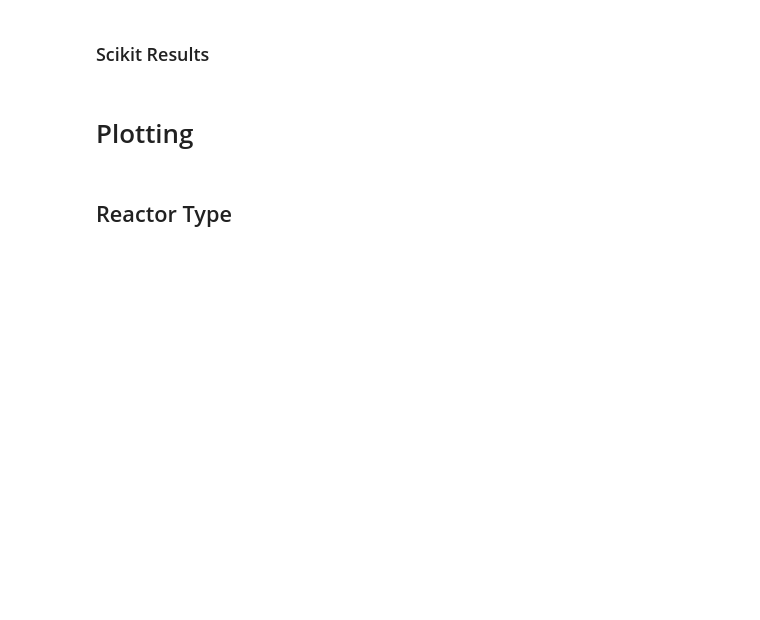
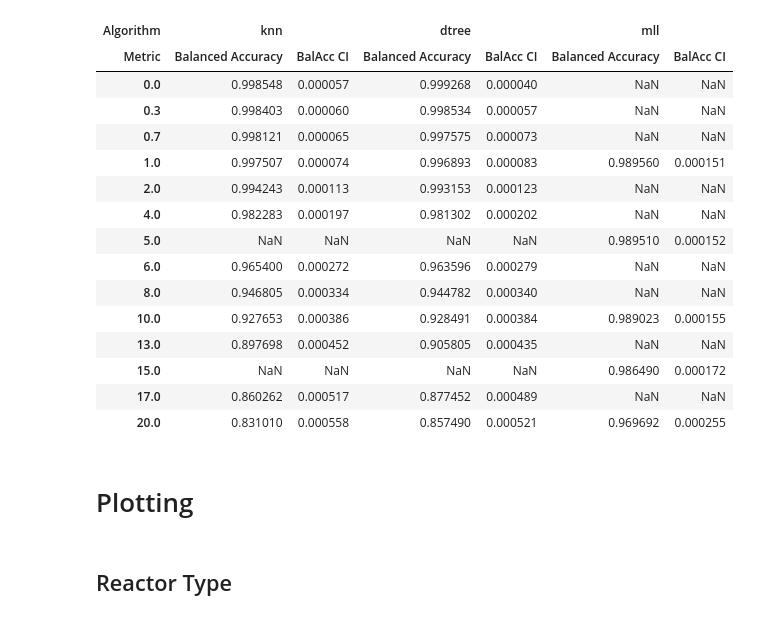
Before and after one commit to opotowsky/process_results, a Jupyter notebook: nuc_rand-err_mll_scikit_compare.ipynb, the cells around one changed output. Saved outputs shown, nothing was run; the diff lists cells and outputs as text; code cells hidden in the pictures; blank space fills up the shorter version.

```diff
--- a/nuc_rand-err_mll_scikit_compare.ipynb
+++ b/nuc_rand-err_mll_scikit_compare.ipynb
@@ -34,2 +7,0 @@ for i, unc_job in enumerate(uncs):
-# %% [markdown]
-### Scikit Results
@@ -48,3 +10,24 @@ cool_dtr = pd.read_csv(path + learn_path + 'cooling_dtree_tset' + frac + csv_end
+# %%
+d2 = pd.read_pickle(path+'reactor_randerr_mll_scikit_compare_BalAcc.pkl')
+# %%
+d2#.loc[:, ('knn', 'Neg MAPE')]
+# %% [output]
+| Algorithm | knn |  | dtree |  | mll |  |
+| Metric | Balanced Accuracy | BalAcc CI | Balanced Accuracy | BalAcc CI | Balanced Accuracy | BalAcc CI |
+| 0.0 | 0.998548 | 0.000057 | 0.999268 | 0.000040 | NaN | NaN |
+| 0.3 | 0.998403 | 0.000060 | 0.998534 | 0.000057 | NaN | NaN |
+| 0.7 | 0.998121 | 0.000065 | 0.997575 | 0.000073 | NaN | NaN |
+| 1.0 | 0.997507 | 0.000074 | 0.996893 | 0.000083 | 0.989560 | 0.000151 |
+| 2.0 | 0.994243 | 0.000113 | 0.993153 | 0.000123 | NaN | NaN |
+| 4.0 | 0.982283 | 0.000197 | 0.981302 | 0.000202 | NaN | NaN |
+| 5.0 | NaN | NaN | NaN | NaN | 0.989510 | 0.000152 |
+| 6.0 | 0.965400 | 0.000272 | 0.963596 | 0.000279 | NaN | NaN |
+| 8.0 | 0.946805 | 0.000334 | 0.944782 | 0.000340 | NaN | NaN |
+| 10.0 | 0.927653 | 0.000386 | 0.928491 | 0.000384 | 0.989023 | 0.000155 |
+| 13.0 | 0.897698 | 0.000452 | 0.905805 | 0.000435 | NaN | NaN |
+| 15.0 | NaN | NaN | NaN | NaN | 0.986490 | 0.000172 |
+| 17.0 | 0.860262 | 0.000517 | 0.877452 | 0.000489 | NaN | NaN |
+| 20.0 | 0.831010 | 0.000558 | 0.857490 | 0.000521 | 0.969692 | 0.000255 |
 # %% [markdown]
 # Plotting
 # %%
```
Also changed, not shown: parts of 12 cells of this notebook.
